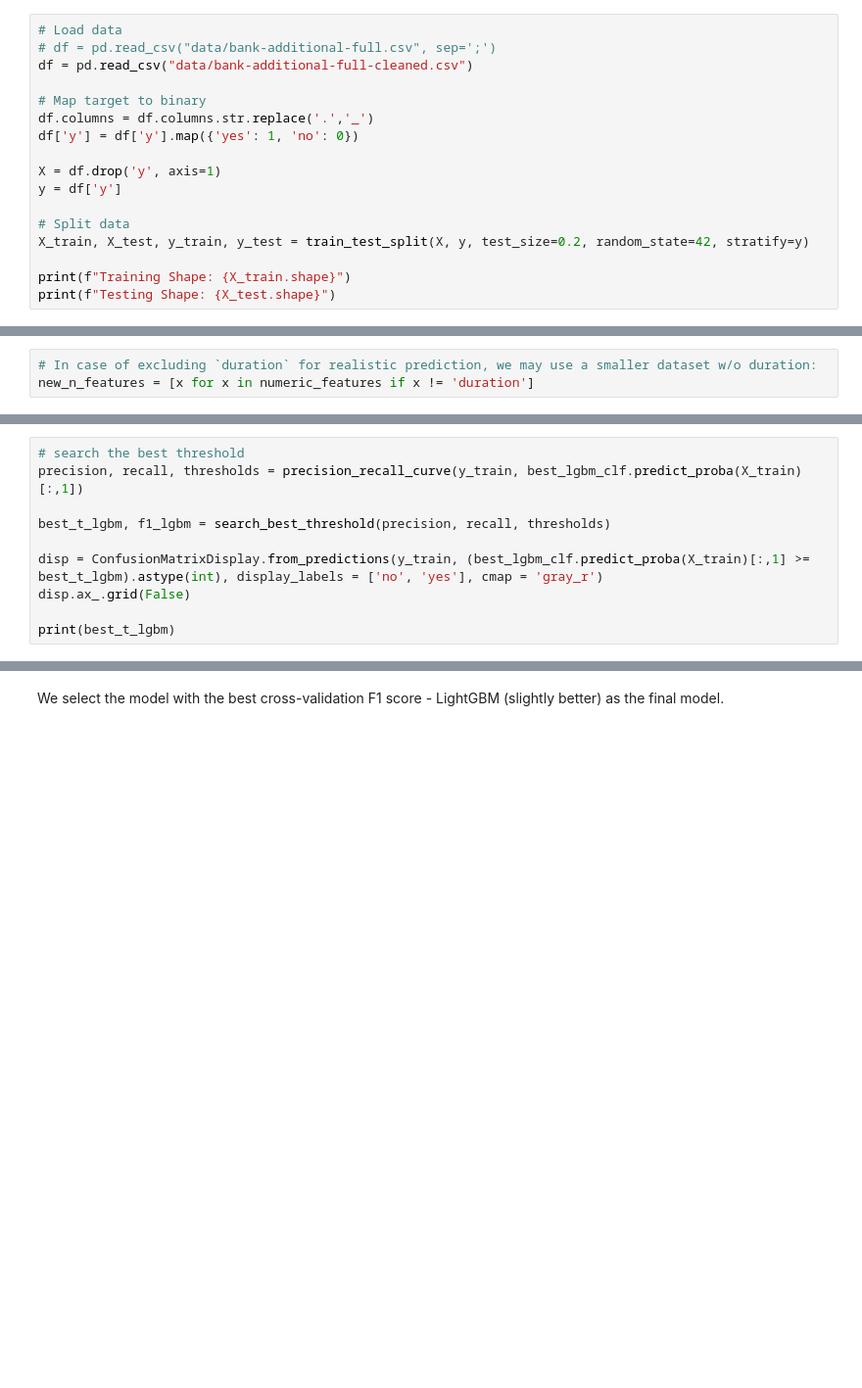
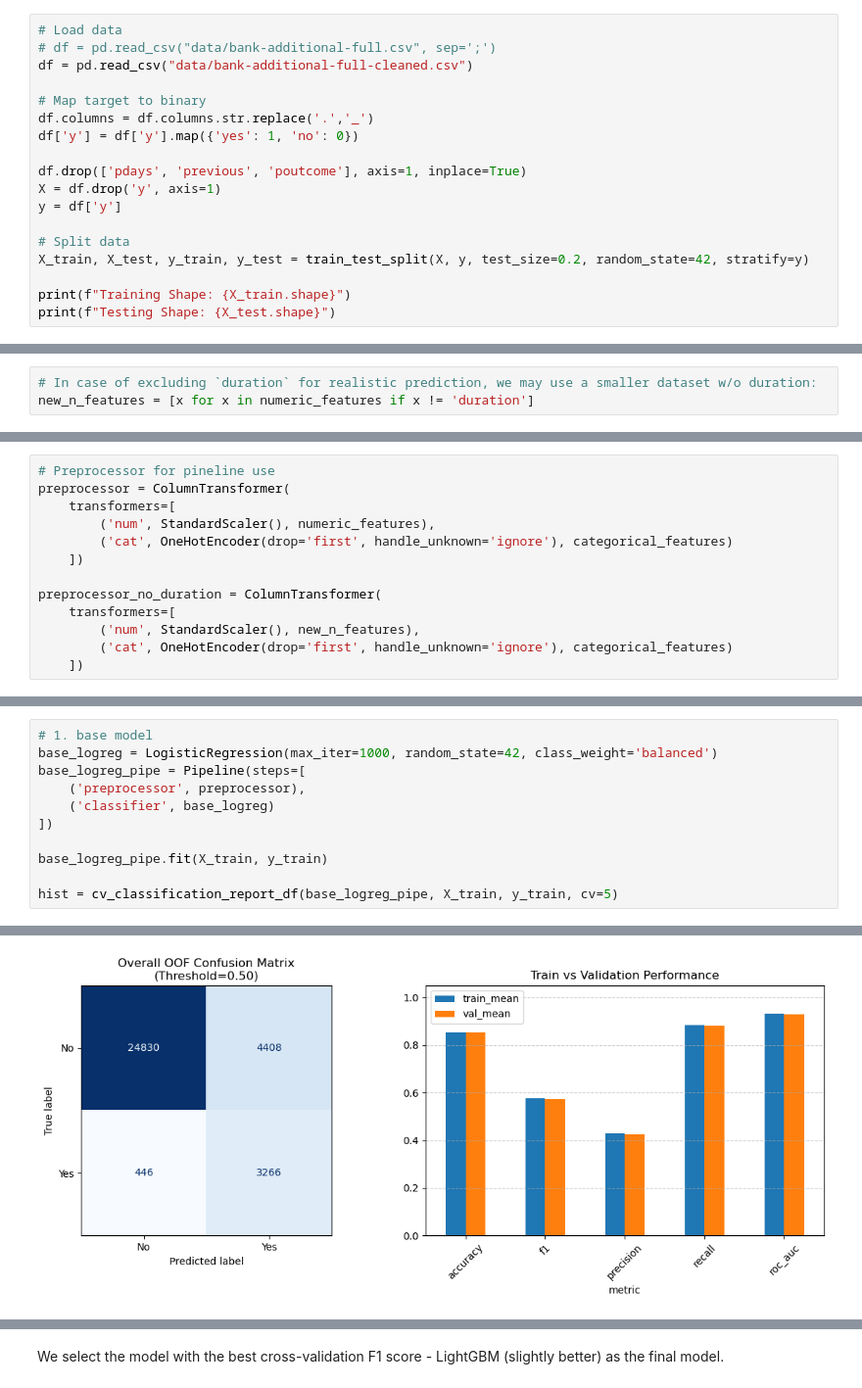
Before and after one commit to hjx2020/bank-marketing, a Jupyter notebook: bank_marketing_analysis.ipynb, the cells around one changed output, grey strips where cells are left out. Shown at 98% size. Drawn from its saved outputs; the diff is of its cells as text; blank space fills up the shorter version.

```diff
--- a/bank_marketing_analysis.ipynb
+++ b/bank_marketing_analysis.ipynb
@@ -115,6 +115,7 @@ df = pd.read_csv("data/bank-additional-full-cleaned.csv")
 df.columns = df.columns.str.replace('.','_')
 df['y'] = df['y'].map({'yes': 1, 'no': 0})
 
+df.drop(['pdays', 'previous', 'poutcome'], axis=1, inplace=True)
 X = df.drop('y', axis=1)
 y = df['y']
 
@@ -561,10 +151,0 @@ metrics_lgbm['test_f1_macro'].mean(), metrics_lgbm['test_f1'].mean()
-# %%
-# search the best threshold
-precision, recall, thresholds = precision_recall_curve(y_train, best_lgbm_clf.predict_proba(X_train)[:,1])
-
-best_t_lgbm, f1_lgbm = search_best_threshold(precision, recall, thresholds)
-
-disp = ConfusionMatrixDisplay.from_predictions(y_train, (best_lgbm_clf.predict_proba(X_train)[:,1] >= best_t_lgbm).astype(int), display_labels = ['no', 'yes'], cmap = 'gray_r')
-disp.ax_.grid(False)
-
-print(best_t_lgbm)
@@ -611,0 +154,13 @@ plt.show()
+# %%
+# Preprocessor for pineline use
+preprocessor = ColumnTransformer(
+    transformers=[
+        ('num', StandardScaler(), numeric_features),
+        ('cat', OneHotEncoder(drop='first', handle_unknown='ignore'), categorical_features)
+    ])
+
+preprocessor_no_duration = ColumnTransformer(
+    transformers=[
+        ('num', StandardScaler(), new_n_features),
+        ('cat', OneHotEncoder(drop='first', handle_unknown='ignore'), categorical_features)
+    ])
@@ -611,0 +363,12 @@ plt.show()
+# %%
+# 1. base model
+base_logreg = LogisticRegression(max_iter=1000, random_state=42, class_weight='balanced')
+base_logreg_pipe = Pipeline(steps=[
+    ('preprocessor', preprocessor),
+    ('classifier', base_logreg)
+])
+
+base_logreg_pipe.fit(X_train, y_train)
+
+hist = cv_classification_report_df(base_logreg_pipe, X_train, y_train, cv=5)
+# %% [output]
@@ -611,0 +383 @@ plt.show()
+[figure, added]
```
Also changed, not shown: parts of 169 cells of this notebook, 13 other files.
